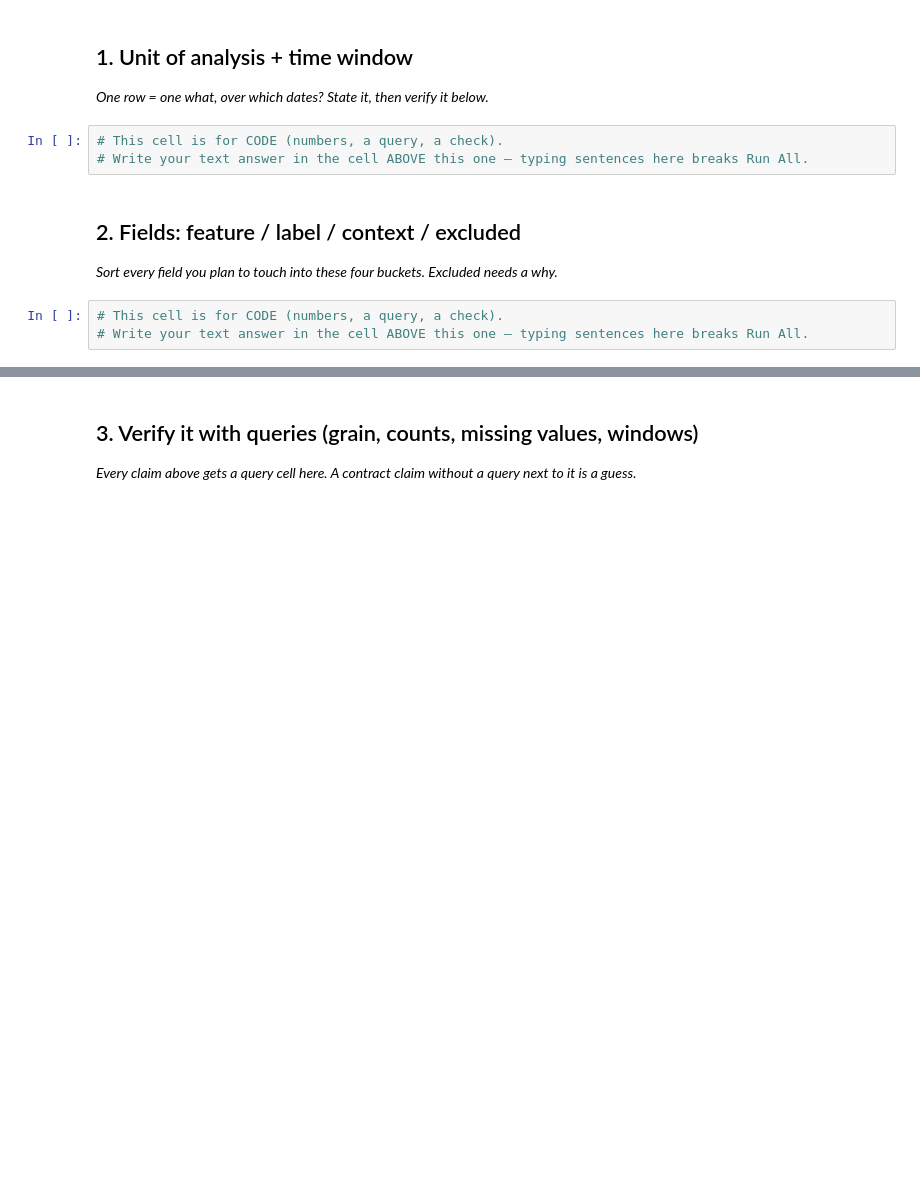
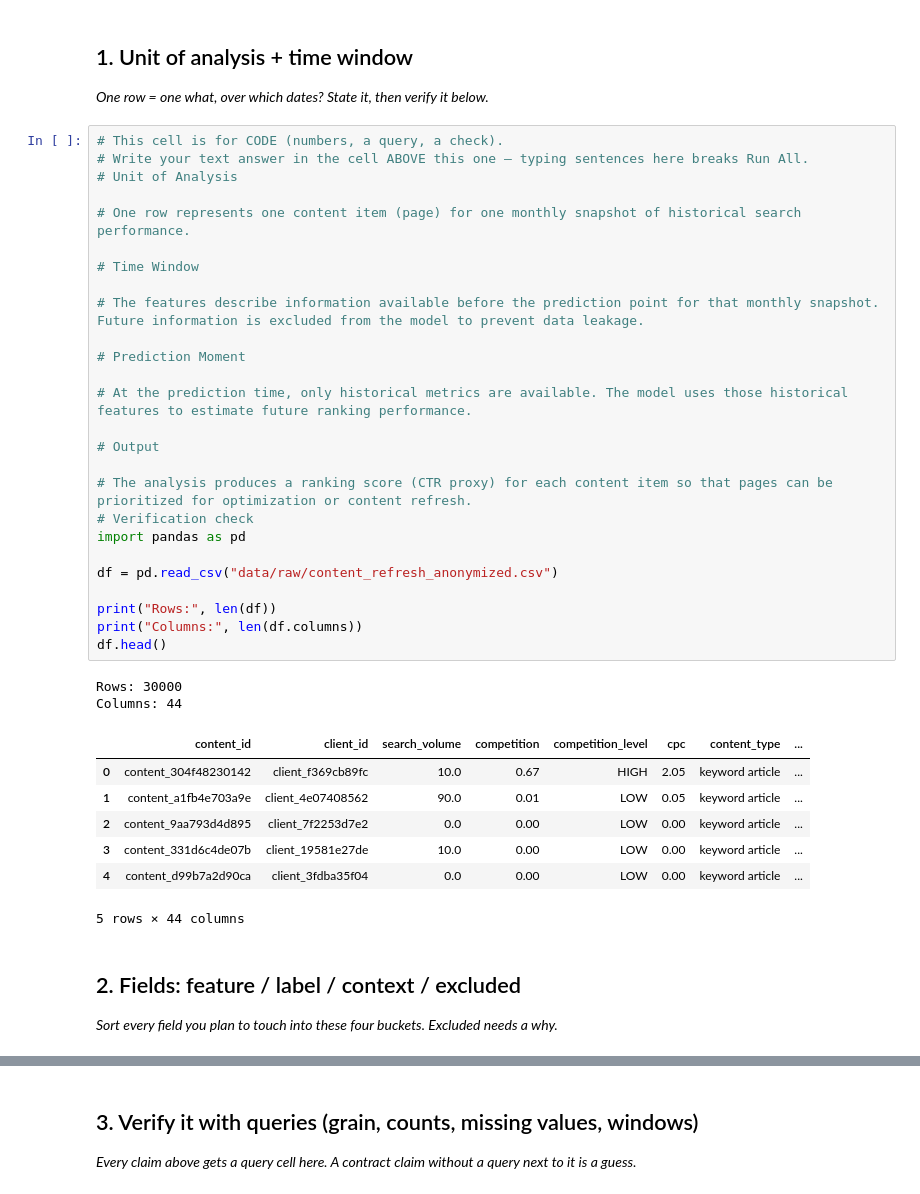
Before and after one commit to manpreetkaurbilkhu/flyrank-ml-internship, a Jupyter notebook: work/notebooks/w03_data_contract.ipynb, the cells around one changed output, grey strips where cells are left out. Saved outputs shown, nothing was run; the diff lists cells and outputs as text; blank space fills up the shorter version.

```diff
--- a/work/notebooks/w03_data_contract.ipynb
+++ b/work/notebooks/w03_data_contract.ipynb
@@ -10,13 +86,43 @@ This skeleton is yours to fill. Work the sections **in order** — each one has
 ## 1. Unit of analysis + time window
 
 *One row = one what, over which dates? State it, then verify it below.*
-# %%
-# This cell is for CODE (numbers, a query, a check).
-# Write your text answer in the cell ABOVE this one — typing sentences here breaks Run All.
+# %%
+# This cell is for CODE (numbers, a query, a check).
+# Write your text answer in the cell ABOVE this one — typing sentences here breaks Run All.
+# Unit of Analysis
+
+# One row represents one content item (page) for one monthly snapshot of historical search performance.
+
+# Time Window
+
+# The features describe information available before the prediction point for that monthly snapshot. Future information is excluded from the model to prevent data leakage.
+
+# Prediction Moment
+
+# At the prediction time, only historical metrics are available. The model uses those historical features to estimate future ranking performance.
+
+# Output
+
+# The analysis produces a ranking score (CTR proxy) for each content item so that pages can be prioritized for optimization or content refresh.
+# Verification check
+import pandas as pd
+
+df = pd.read_csv("data/raw/content_refresh_anonymized.csv")
+
+print("Rows:", len(df))
+print("Columns:", len(df.columns))
+df.head()
+# %% [output]
+Rows: 30000
+Columns: 44
+|  | content_id | client_id | search_volume | competition | competition_level | cpc | content_type | ... |
+| 0 | content_304f48230142 | client_f369cb89fc | 10.0 | 0.67 | HIGH | 2.05 | keyword article | ... |
+| 1 | content_a1fb4e703a9e | client_4e07408562 | 90.0 | 0.01 | LOW | 0.05 | keyword article | ... |
+| 2 | content_9aa793d4d895 | client_7f2253d7e2 | 0.0 | 0.00 | LOW | 0.00 | keyword article | ... |
+| 3 | content_331d6c4de07b | client_19581e27de | 10.0 | 0.00 | LOW | 0.00 | keyword article | ... |
+| 4 | content_d99b7a2d90ca | client_3fdba35f04 | 0.0 | 0.00 | LOW | 0.00 | keyword article | ... |
+5 rows × 44 columns
 # %% [markdown]
 ## 2. Fields: feature / label / context / excluded
 
 *Sort every field you plan to touch into these four buckets. Excluded needs a why.*
-# %%
-# This cell is for CODE (numbers, a query, a check).
-# Write your text answer in the cell ABOVE this one — typing sentences here breaks Run All.
```
Also changed, not shown: parts of 9 cells of this notebook.
